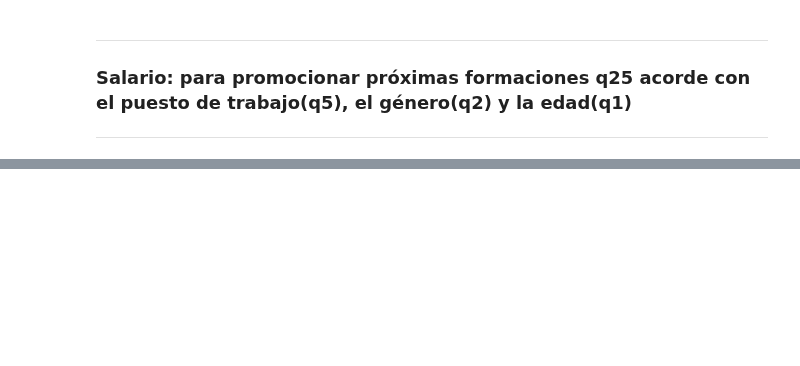
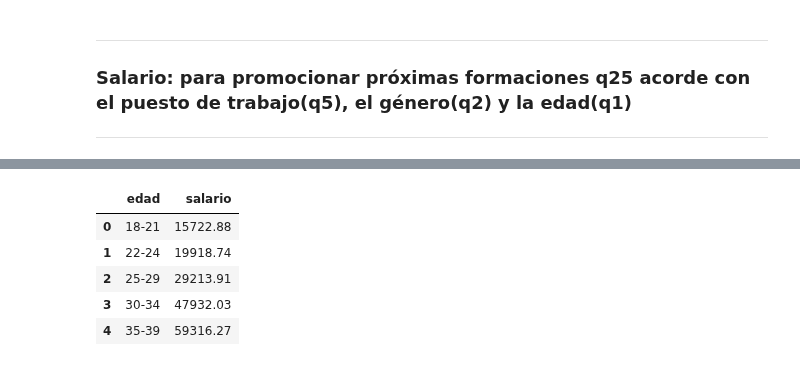
Before and after one commit to paulafuenteg/Kaggle-DS-ML-Survey, a Jupyter notebook: EDA/EDA-Paula.ipynb, the cells around one changed output, grey strips where cells are left out. Cells and saved outputs as stored; diff of their text form; code cells hidden in the pictures; blank space fills up the shorter version.

```diff
--- a/EDA/EDA-Paula.ipynb
+++ b/EDA/EDA-Paula.ipynb
@@ -61,0 +91,13 @@ TypeError: ufunc 'isfinite' not supported for the input types, and the inputs co
+# %%
+df_edad =df.groupby('edad')['salario'].mean().round(2)
+# %%
+df_edad= pd.DataFrame(df_edad).reset_index()
+# %%
+df_edad.head()
+# %% [output]
+|  | edad | salario |
+| 0 | 18-21 | 15722.88 |
+| 1 | 22-24 | 19918.74 |
+| 2 | 25-29 | 29213.91 |
+| 3 | 30-34 | 47932.03 |
+| 4 | 35-39 | 59316.27 |
```
Also changed, not shown: parts of 11 cells of this notebook, 2 other files.
